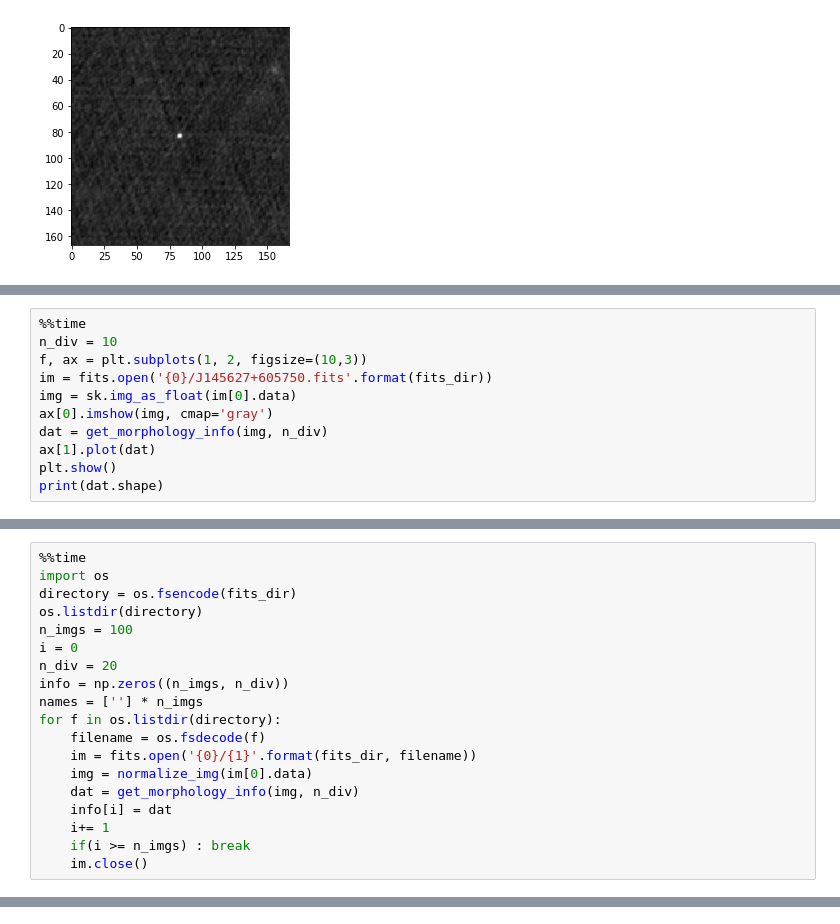
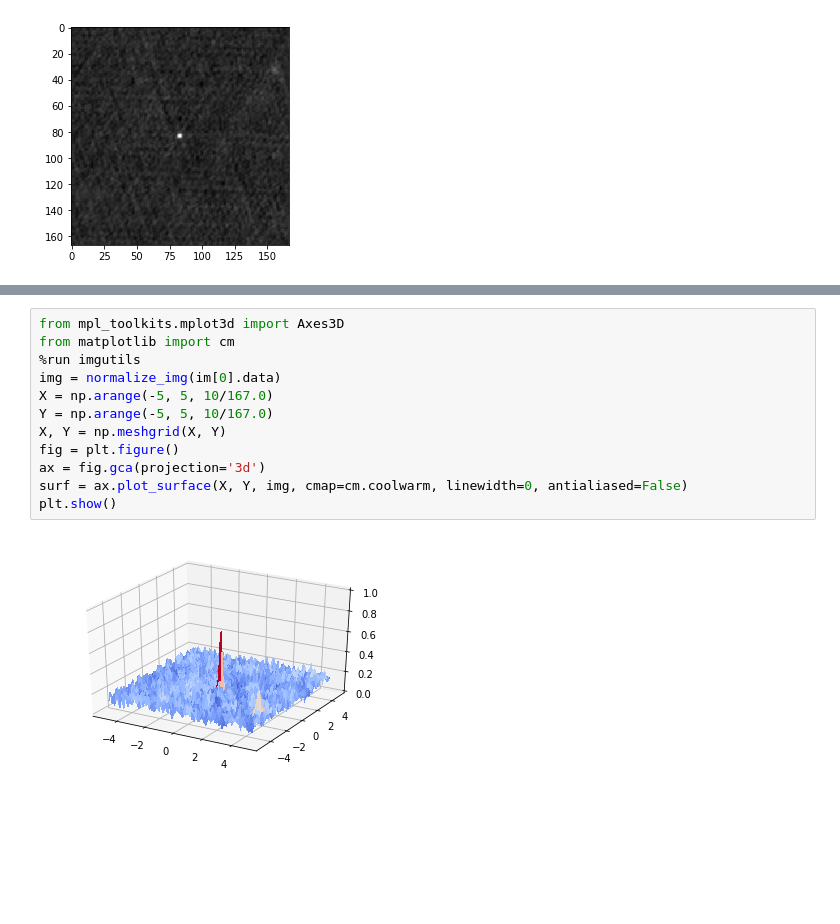
Before and after one commit to nottu/verano, a Jupyter notebook: notebook/morpho.ipynb, the cells around one changed output, grey strips where cells are left out. Drawn from its saved outputs; the diff is of its cells as text; blank space fills up the shorter version.

Commit message:
use only morpho 3d

```diff
--- a/notebook/morpho.ipynb
+++ b/notebook/morpho.ipynb
@@ -217,11 +116,0 @@ def get_morphology_info(img, n_discrete):
-# %%
-%%time
-n_div = 10
-f, ax = plt.subplots(1, 2, figsize=(10,3))
-im = fits.open('{0}/J145627+605750.fits'.format(fits_dir))
-img = sk.img_as_float(im[0].data)
-ax[0].imshow(img, cmap='gray')
-dat = get_morphology_info(img, n_div)
-ax[1].plot(dat)
-plt.show()
-print(dat.shape)
@@ -256,19 +116,0 @@ def normalize_img(img):
-# %%
-%%time
-import os
-directory = os.fsencode(fits_dir)
-os.listdir(directory)
-n_imgs = 100
-i = 0
-n_div = 20
-info = np.zeros((n_imgs, n_div))
-names = [''] * n_imgs
-for f in os.listdir(directory):
-    filename = os.fsdecode(f)
-    im = fits.open('{0}/{1}'.format(fits_dir, filename))
-    img = normalize_img(im[0].data)
-    dat = get_morphology_info(img, n_div)
-    info[i] = dat
-    i+= 1
-    if(i >= n_imgs) : break
-    im.close()
@@ -290,0 +117,14 @@ plt.show()
+# %%
+from mpl_toolkits.mplot3d import Axes3D
+from matplotlib import cm
+%run imgutils
+img = normalize_img(im[0].data)
+X = np.arange(-5, 5, 10/167.0)
+Y = np.arange(-5, 5, 10/167.0)
+X, Y = np.meshgrid(X, Y)
+fig = plt.figure()
+ax = fig.gca(projection='3d')
+surf = ax.plot_surface(X, Y, img, cmap=cm.coolwarm, linewidth=0, antialiased=False)
+plt.show()
+# %% [output]
+[figure, added]
```
Also changed, not shown: parts of 28 cells of this notebook.
